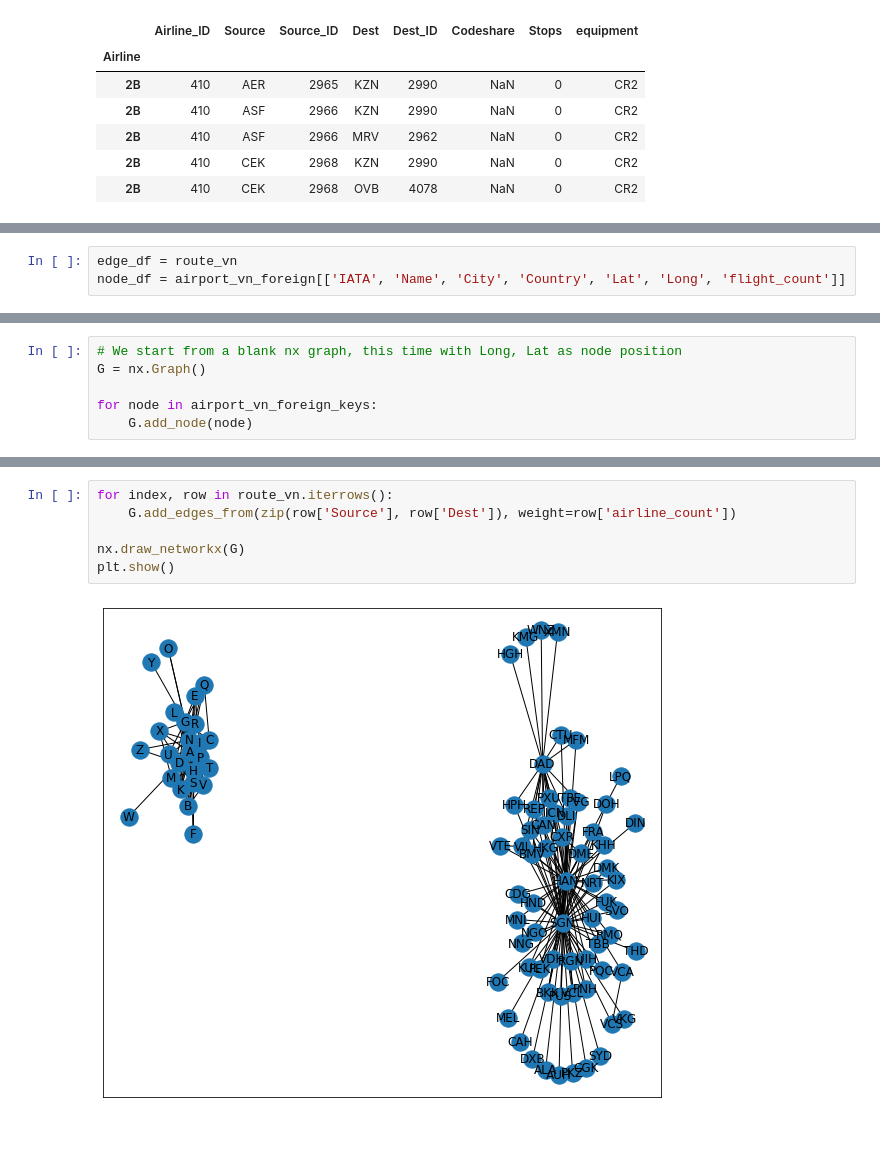
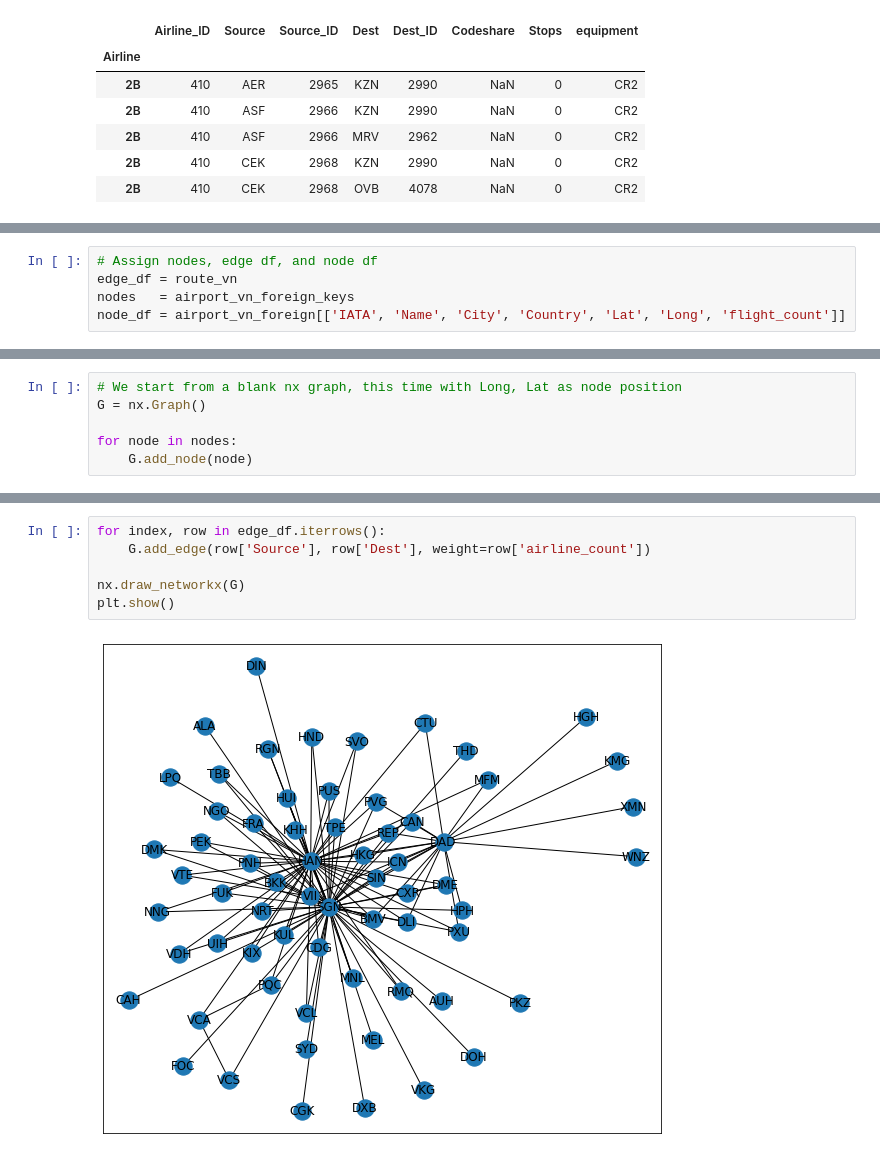
Before and after one commit to taidnguyen/airline-graph-networkx-plotly, a Jupyter notebook: main.ipynb, the cells around one changed output, grey strips where cells are left out. Drawn from its saved outputs; the diff is of its cells as text.

```diff
--- a/main.ipynb
+++ b/main.ipynb
@@ -69,5 +70,7 @@ airport_vn_foreign = pd.merge(airports[airports['IATA'].isin(airport_vn_foreign_
                               count[count['IATA'].isin(airport_vn_foreign_keys)],
                               on=['IATA'], how='outer') #outer full join
 # %%
+# Assign nodes, edge df, and node df
 edge_df = route_vn
+nodes   = airport_vn_foreign_keys
 node_df = airport_vn_foreign[['IATA', 'Name', 'City', 'Country', 'Lat', 'Long', 'flight_count']]
@@ -82,7 +80,7 @@ plt.show()
 # We start from a blank nx graph, this time with Long, Lat as node position
 G = nx.Graph()
 
-for node in airport_vn_foreign_keys:
+for node in nodes:
     G.add_node(node)
 # %%
 # At every step, we can draw graph by:
@@ -93,9 +91,9 @@ plt.show()
 # %%
-for index, row in route_vn.iterrows():
-    G.add_edges_from(zip(row['Source'], row['Dest']), weight=row['airline_count'])
+for index, row in edge_df.iterrows():
+    G.add_edge(row['Source'], row['Dest'], weight=row['airline_count'])
 
 nx.draw_networkx(G)
 plt.show()
 # %% [output]
-[figure, old version]
+[figure, new version]
 # %%
```
Also changed, not shown: parts of 13 cells of this notebook.
